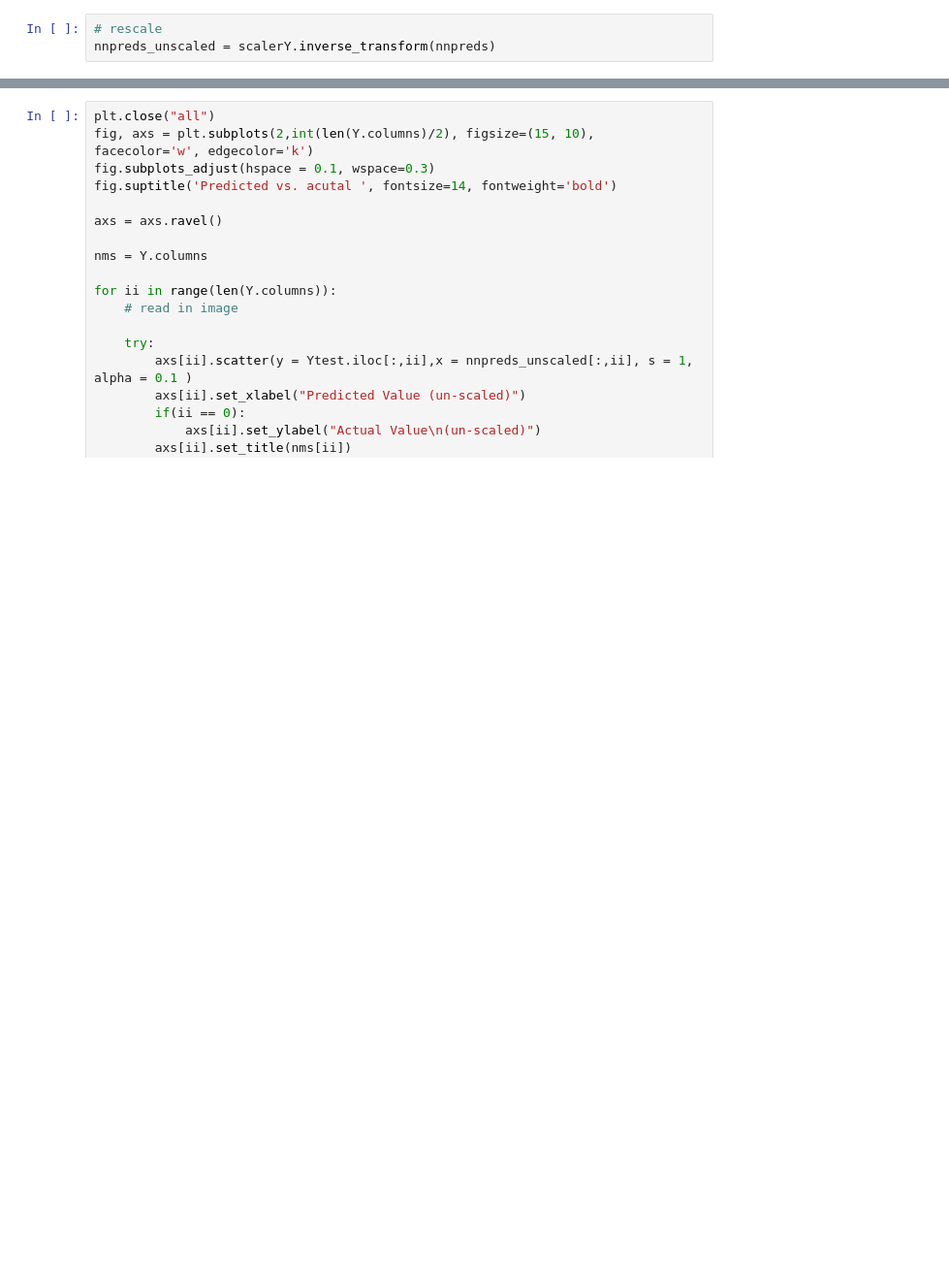
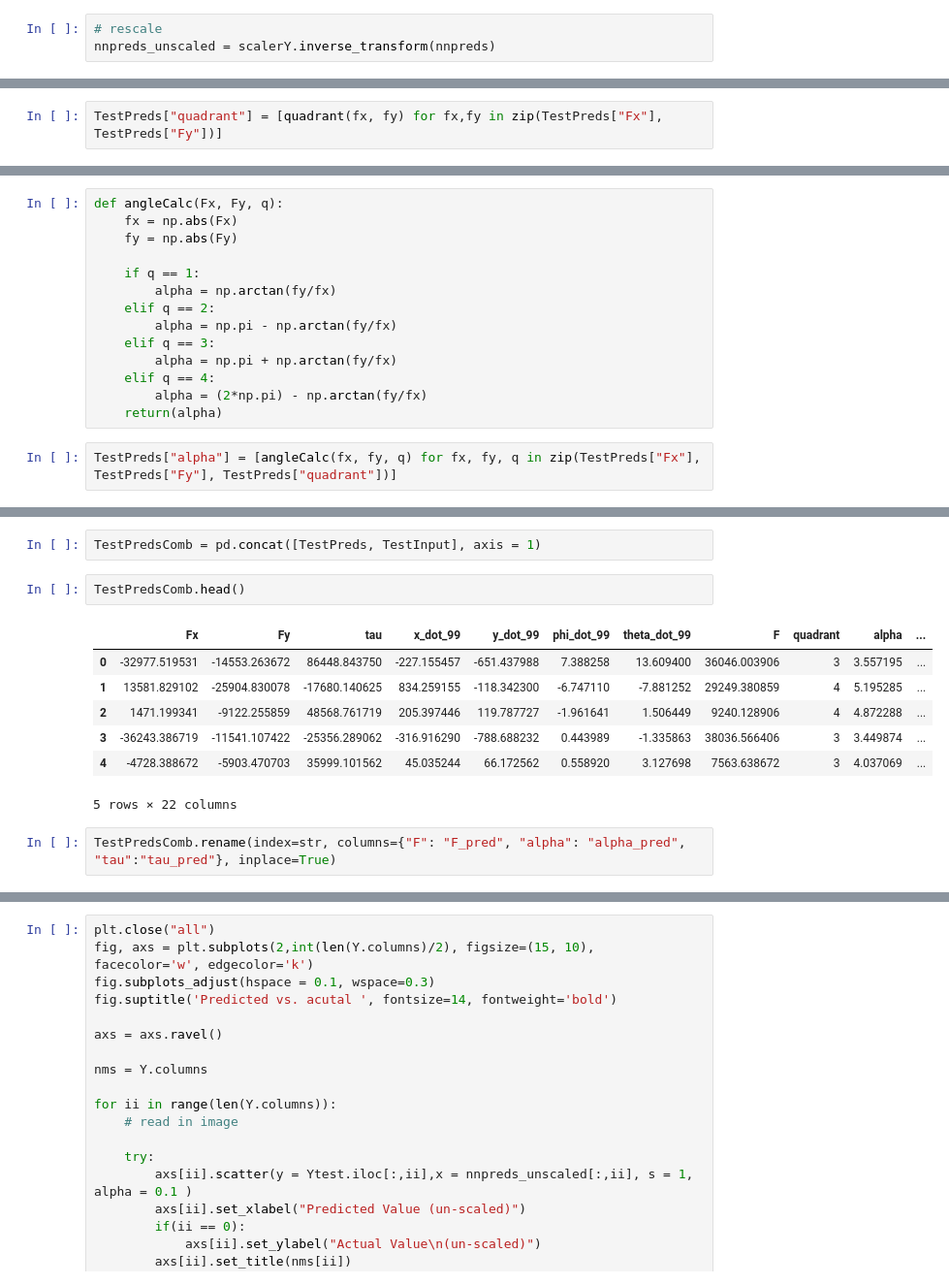
Before and after one commit to oliviatessa/MothMachineLearning, a Jupyter notebook: 002_TrainNN_BigData.ipynb, the cells around one changed output, grey strips where cells are left out. Shown at 97% size. Saved outputs shown, nothing was run; the diff lists cells and outputs as text; blank space fills up the shorter version.

```diff
--- a/002_TrainNN_BigData.ipynb
+++ b/002_TrainNN_BigData.ipynb
@@ -340,0 +393,2 @@ fig.savefig(os.path.join(figDir, "NNPreds_newData_control_bigbatch_FxFy_hexbin.p
+# %%
+TestPreds["quadrant"] = [quadrant(fx, fy) for fx,fy in zip(TestPreds["Fx"], TestPreds["Fy"])]
@@ -340,0 +404,16 @@ fig.savefig(os.path.join(figDir, "NNPreds_newData_control_bigbatch_FxFy_hexbin.p
+# %%
+def angleCalc(Fx, Fy, q):
+    fx = np.abs(Fx)
+    fy = np.abs(Fy)
+
+    if q == 1:
+        alpha = np.arctan(fy/fx)
+    elif q == 2:
+        alpha = np.pi - np.arctan(fy/fx)
+    elif q == 3:
+        alpha = np.pi + np.arctan(fy/fx)
+    elif q == 4:
+        alpha = (2*np.pi) - np.arctan(fy/fx)
+    return(alpha)
+# %%
+TestPreds["alpha"] = [angleCalc(fx, fy, q) for fx, fy, q in zip(TestPreds["Fx"], TestPreds["Fy"], TestPreds["quadrant"])]
@@ -340,0 +429,14 @@ fig.savefig(os.path.join(figDir, "NNPreds_newData_control_bigbatch_FxFy_hexbin.p
+# %%
+TestPredsComb = pd.concat([TestPreds, TestInput], axis = 1)
+# %%
+TestPredsComb.head()
+# %% [output]
+|  | Fx | Fy | tau | x_dot_99 | y_dot_99 | phi_dot_99 | theta_dot_99 | F | quadrant | alpha | ... |
+| 0 | -32977.519531 | -14553.263672 | 86448.843750 | -227.155457 | -651.437988 | 7.388258 | 13.609400 | 36046.003906 | 3 | 3.557195 | ... |
+| 1 | 13581.829102 | -25904.830078 | -17680.140625 | 834.259155 | -118.342300 | -6.747110 | -7.881252 | 29249.380859 | 4 | 5.195285 | ... |
+| 2 | 1471.199341 | -9122.255859 | 48568.761719 | 205.397446 | 119.787727 | -1.961641 | 1.506449 | 9240.128906 | 4 | 4.872288 | ... |
+| 3 | -36243.386719 | -11541.107422 | -25356.289062 | -316.916290 | -788.688232 | 0.443989 | -1.335863 | 38036.566406 | 3 | 3.449874 | ... |
+| 4 | -4728.388672 | -5903.470703 | 35999.101562 | 45.035244 | 66.172562 | 0.558920 | 3.127698 | 7563.638672 | 3 | 4.037069 | ... |
+5 rows × 22 columns
+# %%
+TestPredsComb.rename(index=str, columns={"F": "F_pred", "alpha": "alpha_pred", "tau":"tau_pred"}, inplace=True)
```
Also changed, not shown: parts of 30 cells of this notebook.
